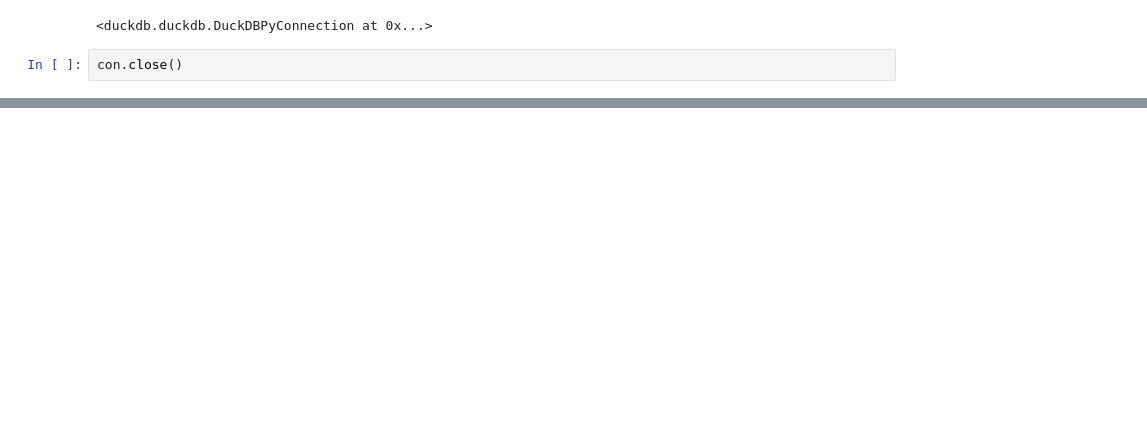
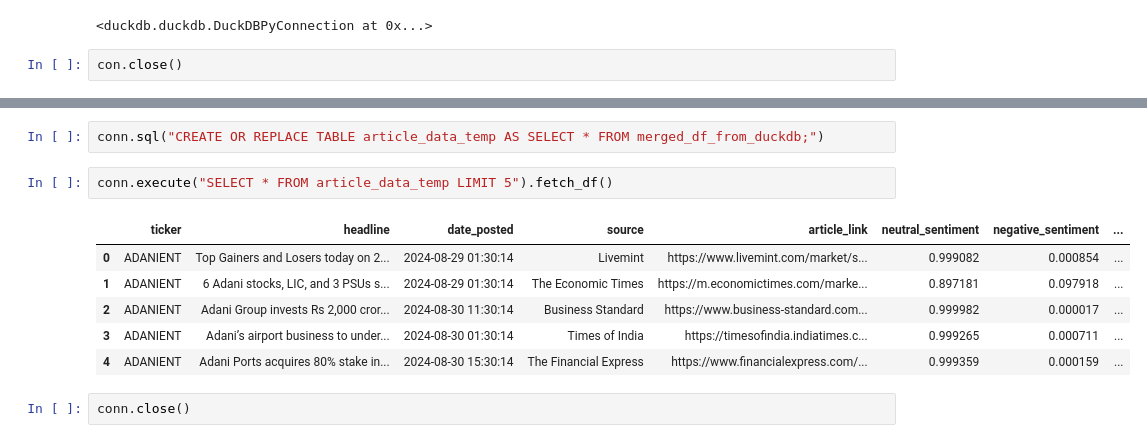
Before and after one commit to Shubxam/Nifty-500-Live-Sentiment-Analysis, a Jupyter notebook: notebooks/duck_db.ipynb, the cells around one changed output, grey strips where cells are left out. Saved outputs shown, nothing was run; the diff lists cells and outputs as text; blank space fills up the shorter version.

```diff
--- a/notebooks/duck_db.ipynb
+++ b/notebooks/duck_db.ipynb
@@ -27,0 +181,13 @@ con.close()
+# %%
+conn.sql("CREATE OR REPLACE TABLE article_data_temp AS SELECT * FROM merged_df_from_duckdb;")
+# %%
+conn.execute("SELECT * FROM article_data_temp LIMIT 5").fetch_df()
+# %% [output]
+|  | ticker | headline | date_posted | source | article_link | neutral_sentiment | negative_sentiment | ... |
+| 0 | ADANIENT | Top Gainers and Losers today on 2... | 2024-08-29 01:30:14 | Livemint | https://www.livemint.com/market/s... | 0.999082 | 0.000854 | ... |
+| 1 | ADANIENT | 6 Adani stocks, LIC, and 3 PSUs s... | 2024-08-29 01:30:14 | The Economic Times | https://m.economictimes.com/marke... | 0.897181 | 0.097918 | ... |
+| 2 | ADANIENT | Adani Group invests Rs 2,000 cror... | 2024-08-30 11:30:14 | Business Standard | https://www.business-standard.com... | 0.999982 | 0.000017 | ... |
+| 3 | ADANIENT | Adani’s airport business to under... | 2024-08-30 01:30:14 | Times of India | https://timesofindia.indiatimes.c... | 0.999265 | 0.000711 | ... |
+| 4 | ADANIENT | Adani Ports acquires 80% stake in... | 2024-08-30 15:30:14 | The Financial Express | https://www.financialexpress.com/... | 0.999359 | 0.000159 | ... |
+# %%
+conn.close()
```
Also changed, not shown: parts of 28 cells of this notebook, 1 other file.
